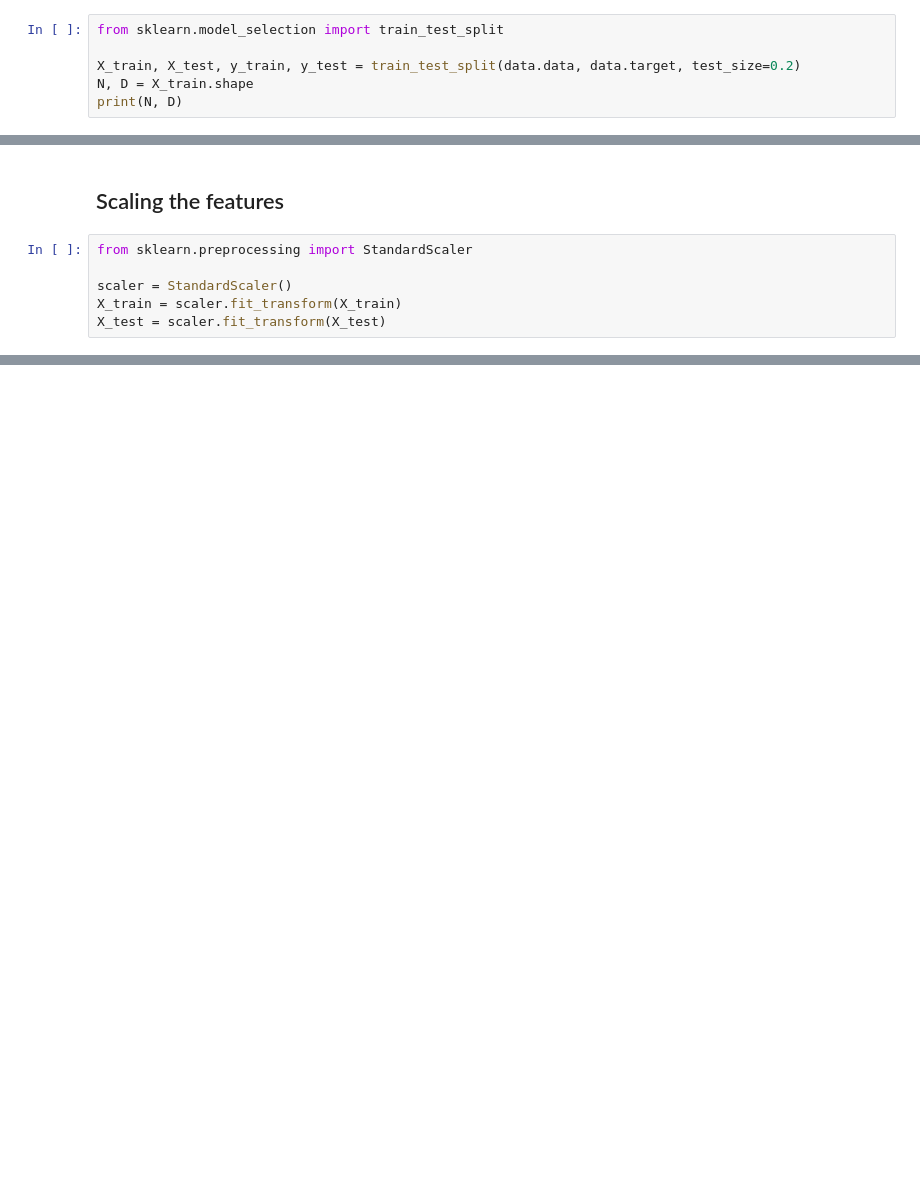
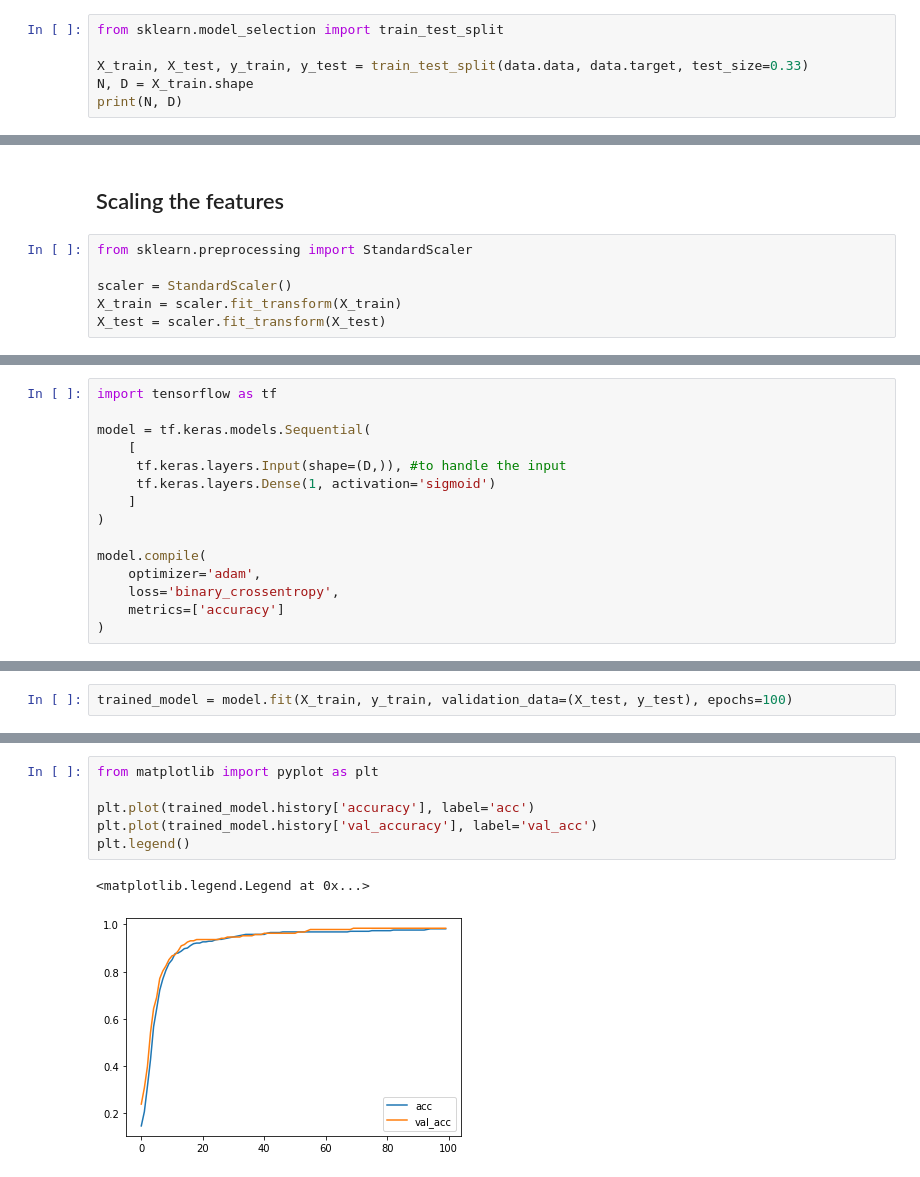
Before and after one commit to aishwaryaprabhat/Deep-Learning-with-TF-2.0, a Jupyter notebook: One_Layer_Neural_Network_applied_to_Breast_Cancer_Classification_problem.ipynb, the cells around one changed output, grey strips where cells are left out. Saved outputs shown, nothing was run; the diff lists cells and outputs as text; blank space fills up the shorter version.

```diff
--- a/One_Layer_Neural_Network_applied_to_Breast_Cancer_Classification_problem.ipynb
+++ b/One_Layer_Neural_Network_applied_to_Breast_Cancer_Classification_problem.ipynb
@@ -28,7 +28,7 @@ df.head()
 # %%
 from sklearn.model_selection import train_test_split
 
-X_train, X_test, y_train, y_test = train_test_split(data.data, data.target, test_size=0.2)
+X_train, X_test, y_train, y_test = train_test_split(data.data, data.target, test_size=0.33)
 N, D = X_train.shape
 print(N, D)
 # %% [output]
@@ -43,0 +46,15 @@ X_test = scaler.fit_transform(X_test)
+# %%
+import tensorflow as tf
+
+model = tf.keras.models.Sequential(
+    [
+     tf.keras.layers.Input(shape=(D,)), #to handle the input
+     tf.keras.layers.Dense(1, activation='sigmoid')
+    ]
+)
+
+model.compile(
+    optimizer='adam',
+    loss='binary_crossentropy',
+    metrics=['accuracy']
+)
@@ -43,0 +63,2 @@ X_test = scaler.fit_transform(X_test)
+# %%
+trained_model = model.fit(X_train, y_train, validation_data=(X_test, y_test), epochs=100)
@@ -43,0 +90,9 @@ X_test = scaler.fit_transform(X_test)
+# %%
+from matplotlib import pyplot as plt
+
+plt.plot(trained_model.history['accuracy'], label='acc')
+plt.plot(trained_model.history['val_accuracy'], label='val_acc')
+plt.legend()
+# %% [output]
+<matplotlib.legend.Legend at 0x...>
+[figure, added]
```
Also changed, not shown: parts of 7 cells of this notebook.
